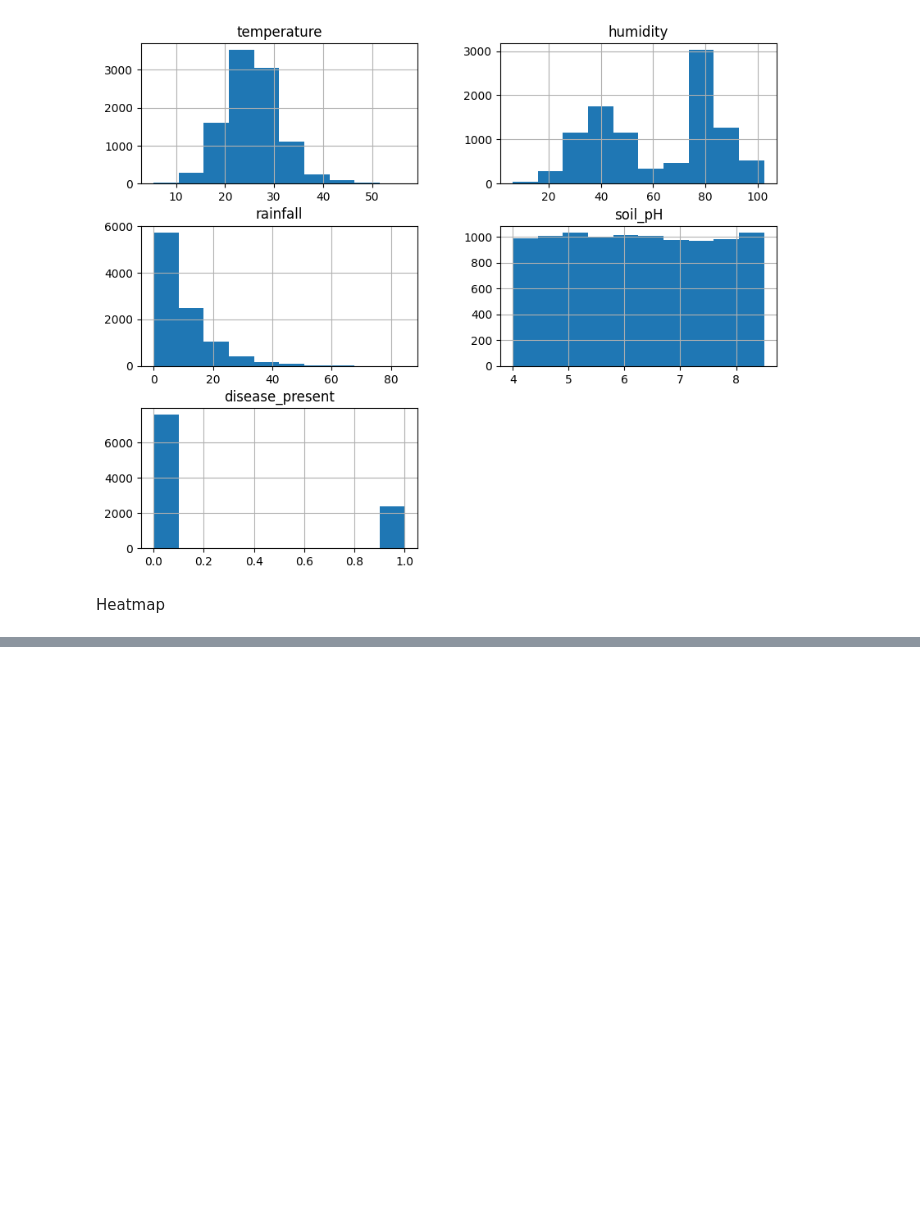
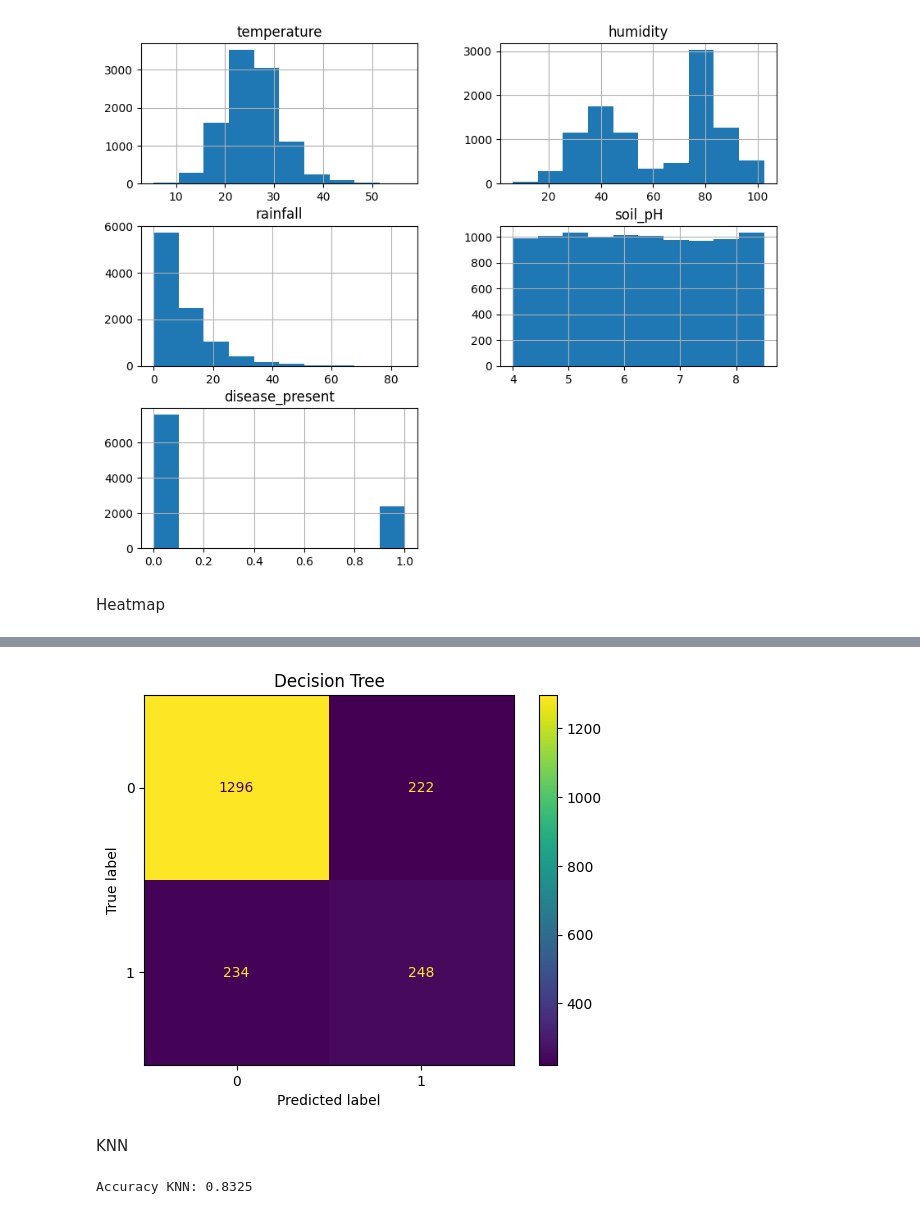
Before and after one commit to wildansonhajul1-dev/UAS-KecerdasanBuatan-PrediksiPenyakitTanamanMenggunakanAlgoritmaDecisionTreedanK-NearestNeighbor, a Jupyter notebook: uas_model.ipynb, the cells around one changed output, grey strips where cells are left out. Cells and saved outputs as stored; diff of their text form; code cells hidden in the pictures; blank space fills up the shorter version.

```diff
--- a/uas_model.ipynb
+++ b/uas_model.ipynb
@@ -245,0 +106,9 @@ plt.show()
+# %%
+X = df.drop(df.columns[-1], axis=1)
+y = df[df.columns[-1]]
+# %%
+X_train, X_test, y_train, y_test = train_test_split(
+    X, y,
+    test_size=0.2,
+    random_state=42
+)
@@ -245,0 +122,5 @@ plt.show()
+# %%
+dt = DecisionTreeClassifier(random_state=42)
+dt.fit(X_train, y_train)
+
+dt_pred = dt.predict(X_test)
@@ -245,0 +131,8 @@ plt.show()
+# %%
+ConfusionMatrixDisplay.from_estimator(dt, X_test, y_test)
+plt.title("Decision Tree")
+plt.show()
+# %% [output]
+[figure, added]
+# %% [markdown]
+KNN
@@ -245,0 +144,4 @@ plt.show()
+# %%
+print("Accuracy KNN:", accuracy_score(y_test, knn_pred))
+# %% [output]
+Accuracy KNN: 0.8325
```
Also changed, not shown: parts of 41 cells of this notebook.
